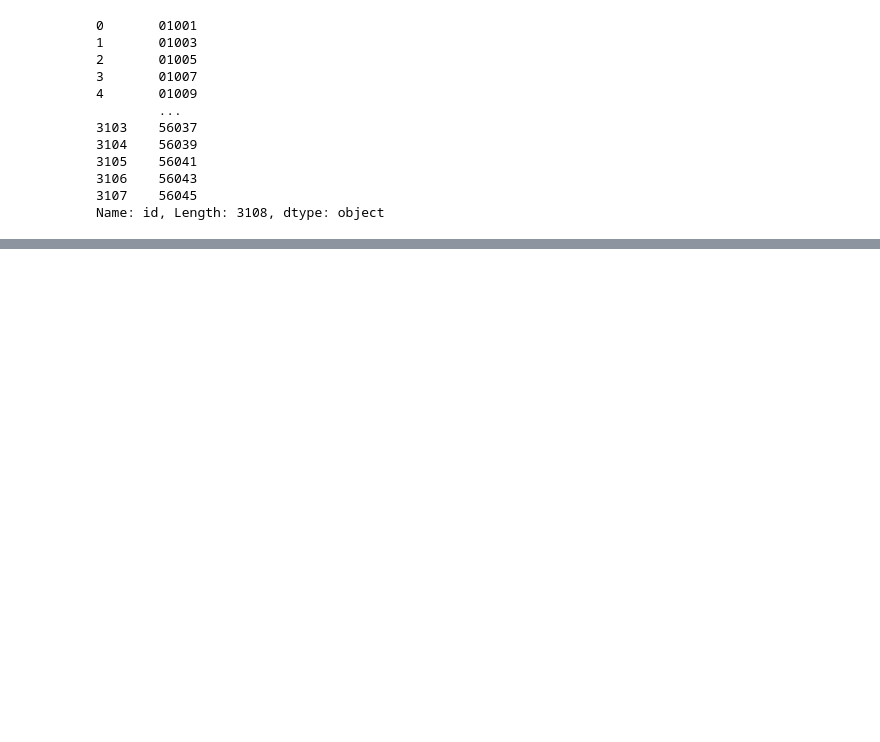
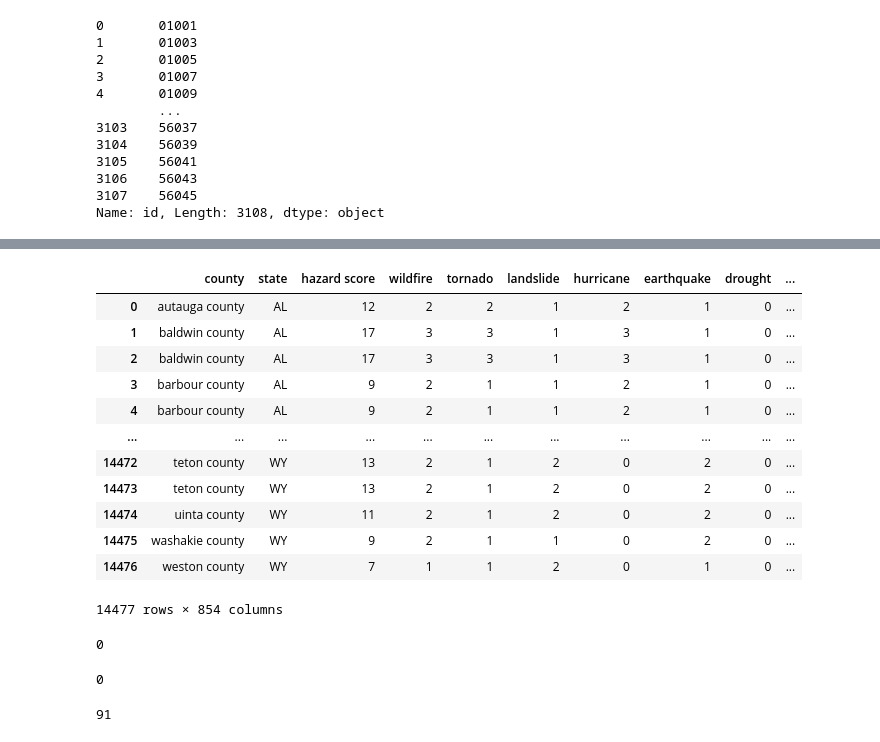
Before and after one commit to Agelf123/covid_predictions, a Jupyter notebook: code/jordan/Data in DSI Environ..ipynb, the cells around one changed output, grey strips where cells are left out. Drawn from its saved outputs; the diff is of its cells as text; code cells hidden in the pictures; blank space fills up the shorter version.

```diff
--- a/code/jordan/Data in DSI Environ..ipynb
+++ b/code/jordan/Data in DSI Environ..ipynb
@@ -545,0 +562,28 @@ intermed.head()
+# %%
+full.drop_duplicates()
+# %% [output]
+|  | county | state | hazard score | wildfire | tornado | landslide | hurricane | earthquake | drought | ... |
+| 0 | autauga county | AL | 12 | 2 | 2 | 1 | 2 | 1 | 0 | ... |
+| 1 | baldwin county | AL | 17 | 3 | 3 | 1 | 3 | 1 | 0 | ... |
+| 2 | baldwin county | AL | 17 | 3 | 3 | 1 | 3 | 1 | 0 | ... |
+| 3 | barbour county | AL | 9 | 2 | 1 | 1 | 2 | 1 | 0 | ... |
+| 4 | barbour county | AL | 9 | 2 | 1 | 1 | 2 | 1 | 0 | ... |
+| ... | ... | ... | ... | ... | ... | ... | ... | ... | ... | ... |
+| 14472 | teton county | WY | 13 | 2 | 1 | 2 | 0 | 2 | 0 | ... |
+| 14473 | teton county | WY | 13 | 2 | 1 | 2 | 0 | 2 | 0 | ... |
+| 14474 | uinta county | WY | 11 | 2 | 1 | 2 | 0 | 2 | 0 | ... |
+| 14475 | washakie county | WY | 9 | 2 | 1 | 1 | 0 | 2 | 0 | ... |
+| 14476 | weston county | WY | 7 | 1 | 1 | 2 | 0 | 1 | 0 | ... |
+14477 rows × 854 columns
+# %%
+census.isnull().sum().sum()
+# %% [output]
+0
+# %%
+hazard.isnull().sum().sum()
+# %% [output]
+0
+# %%
+intermed.isnull().sum().sum()
+# %% [output]
+91
```
Also changed, not shown: parts of 31 cells of this notebook, 1 other file.
